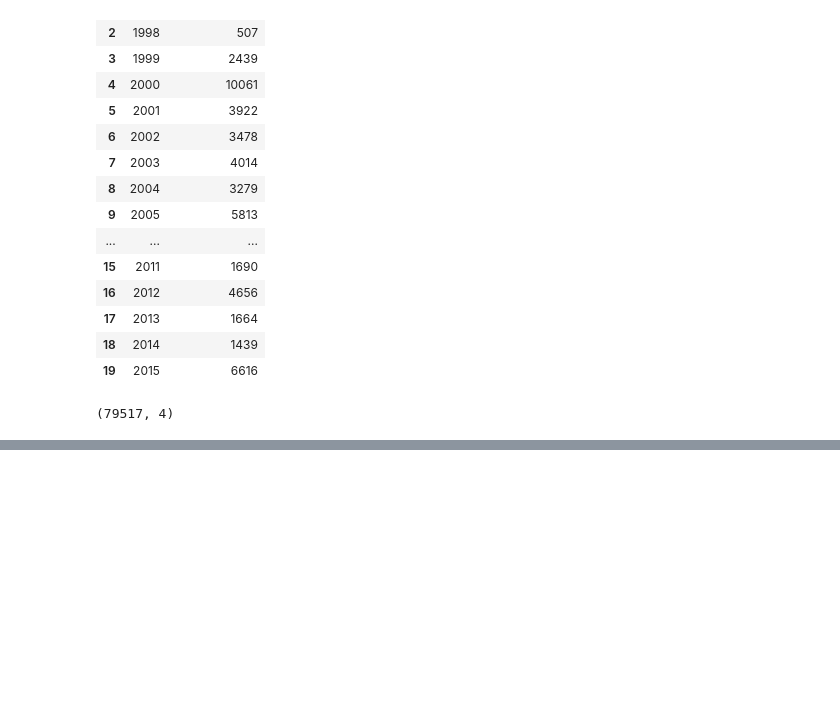
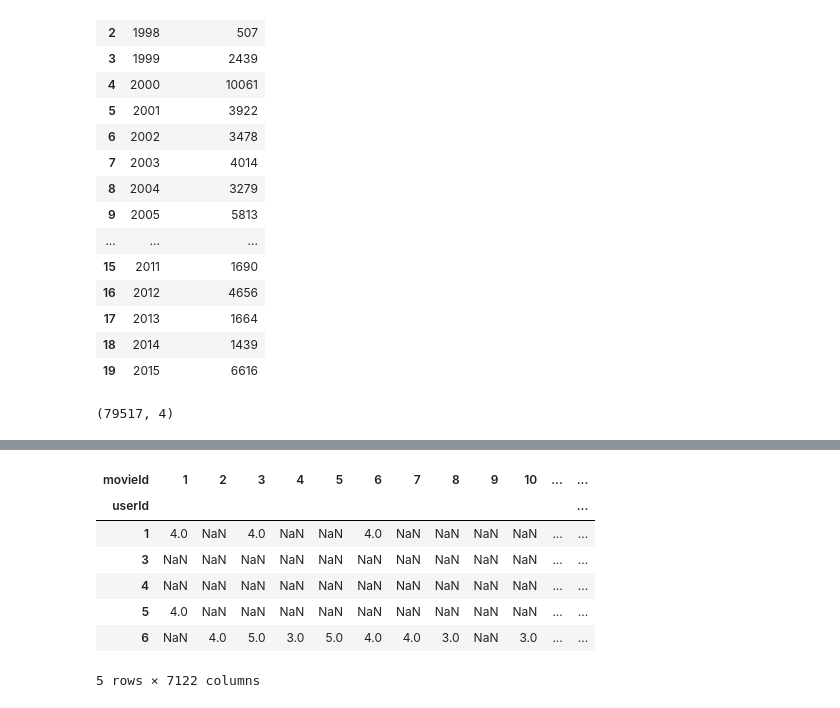
Before and after one commit to haploide/recommendation_system, a Jupyter notebook: notebooks/Entregable_3_Araoz_Bajo_Barrera.ipynb, the cells around one changed output, grey strips where cells are left out. Drawn from its saved outputs; the diff is of its cells as text; code cells hidden in the pictures; blank space fills up the shorter version.

Commit message:
Matrix de interacciones - Modelo lightfm

```diff
--- a/notebooks/Entregable_3_Araoz_Bajo_Barrera.ipynb
+++ b/notebooks/Entregable_3_Araoz_Bajo_Barrera.ipynb
@@ -258,0 +294,3 @@ test.head()
+# %%
+train = train[(train.timestamp < datetime(year=2014, month=1, day=1))]
+train.head()
@@ -262,0 +348,3 @@ test[~test.userId.isin(train.userId.unique())].userId.nunique()
+# %%
+interactions_train = train[["userId", "movieId", "rating"]].copy()
+interactions_train.head()
@@ -262,0 +358,13 @@ test[~test.userId.isin(train.userId.unique())].userId.nunique()
+# %%
+interactions_matrix = interactions_train.pivot(index="userId", columns="movieId", values="rating")
+# %%
+interactions_matrix.head()
+# %% [output]
+| movieId | 1 | 2 | 3 | 4 | 5 | 6 | 7 | 8 | 9 | 10 | ... | ... |
+| userId |  |  |  |  |  |  |  |  |  |  |  | ... |
+| 1 | 4.0 | NaN | 4.0 | NaN | NaN | 4.0 | NaN | NaN | NaN | NaN | ... | ... |
+| 3 | NaN | NaN | NaN | NaN | NaN | NaN | NaN | NaN | NaN | NaN | ... | ... |
+| 4 | NaN | NaN | NaN | NaN | NaN | NaN | NaN | NaN | NaN | NaN | ... | ... |
+| 5 | 4.0 | NaN | NaN | NaN | NaN | NaN | NaN | NaN | NaN | NaN | ... | ... |
+| 6 | NaN | 4.0 | 5.0 | 3.0 | 5.0 | 4.0 | 4.0 | 3.0 | NaN | 3.0 | ... | ... |
+5 rows × 7122 columns
```
Also changed, not shown: parts of 32 cells of this notebook.
